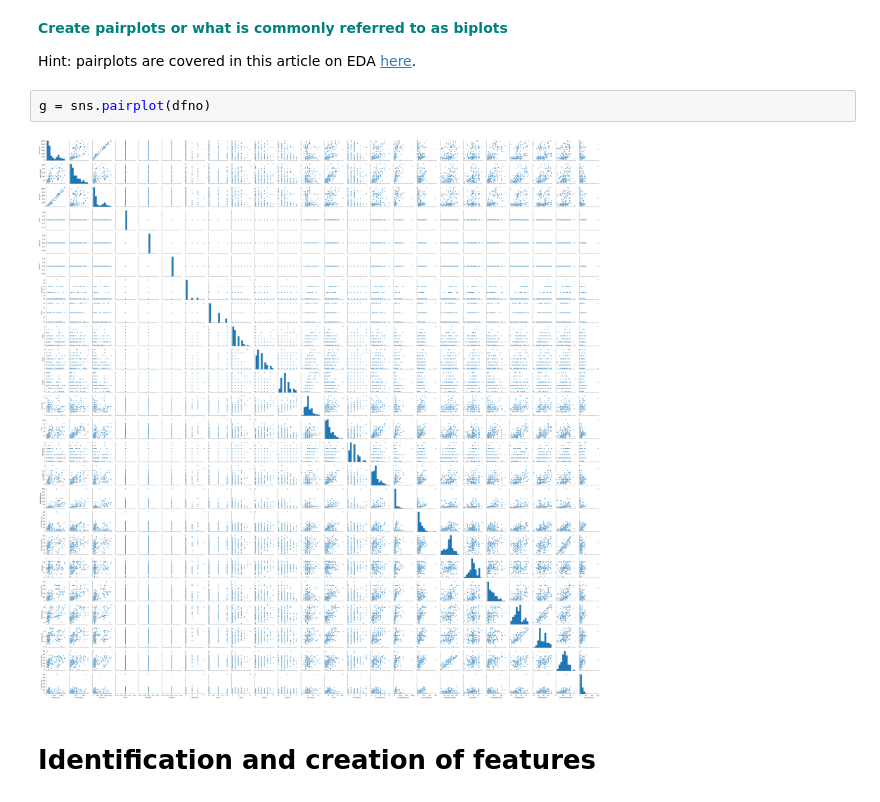
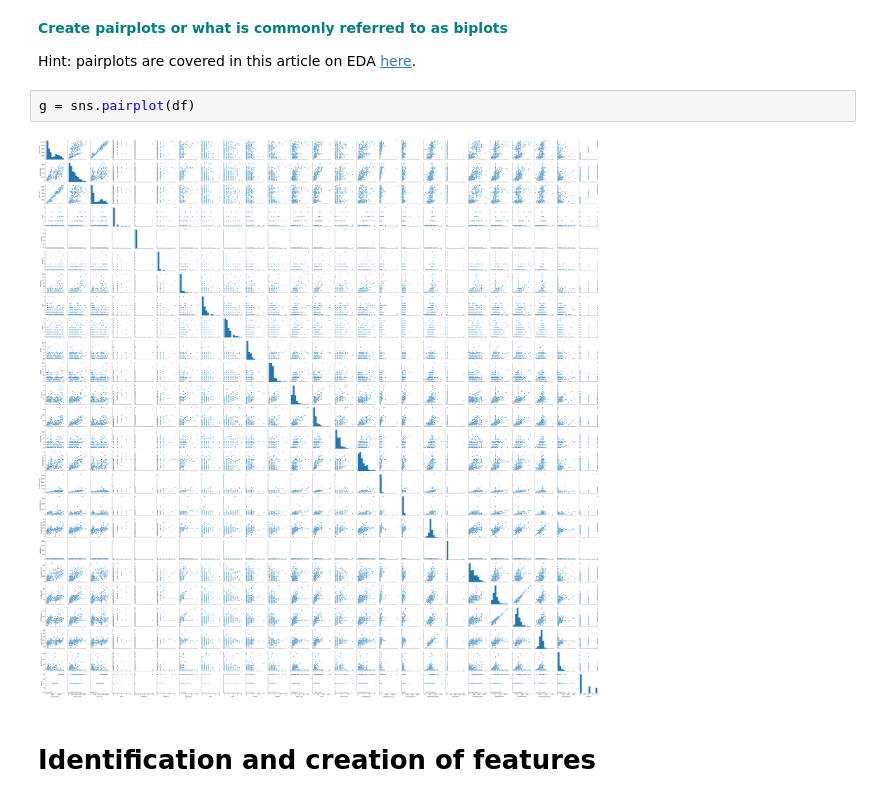
Before and after one commit to jswojcik/Springboard-Git-Repo, a Jupyter notebook: Guided_Capstone/EDA/Notebook_stepthree.ipynb, the cells around one changed output. Cells and saved outputs as stored; diff of their text form.

```diff
--- a/Guided_Capstone/EDA/Notebook_stepthree.ipynb
+++ b/Guided_Capstone/EDA/Notebook_stepthree.ipynb
@@ -294,9 +259,9 @@ After reviewing these respons varible distributions, there doesn't appear to be
 
 Hint: pairplots are covered in this article on EDA [here](https://medium.com/@aiden.dataminer/the-data-science-method-dsm-exploratory-data-analysis-bc84d4d8d3f9).
 # %%
-g = sns.pairplot(dfno)
+g = sns.pairplot(df)
 # %% [output]
-[figure, old version]
+[figure, new version]
 # %% [markdown]
 # Identification and creation of features
 # %% [markdown]
```
Also changed, not shown: parts of 27 cells of this notebook.
